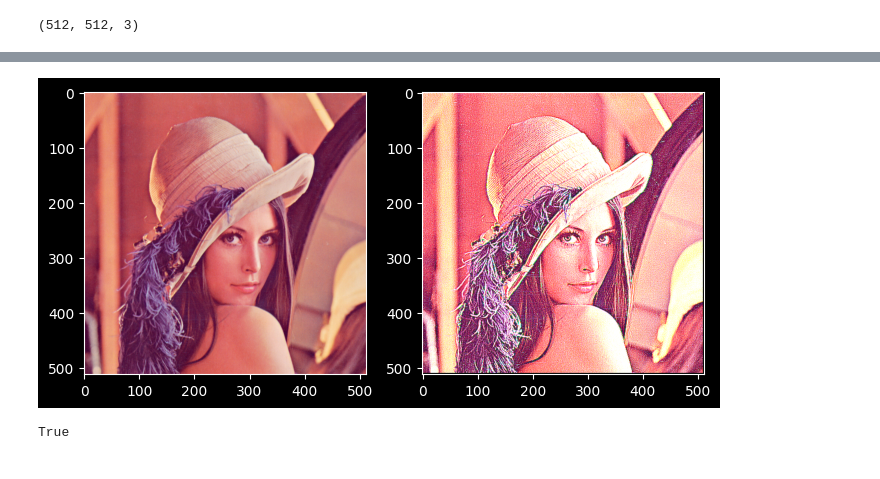
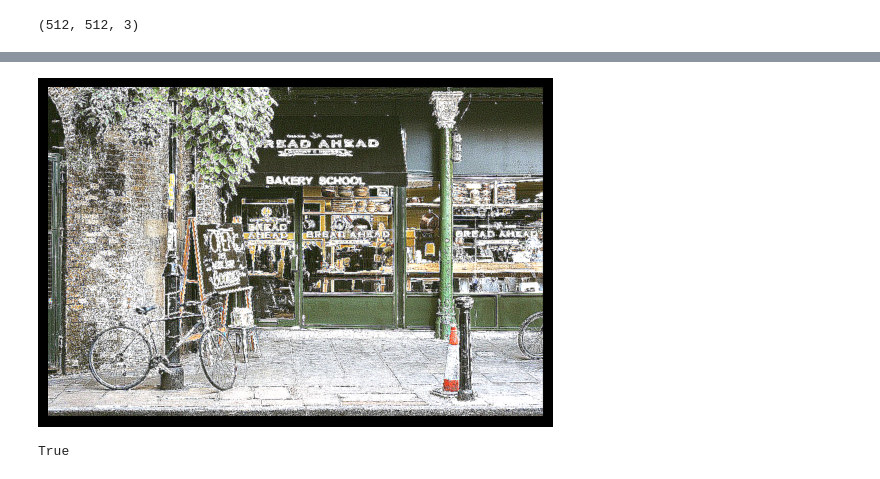
Before and after one commit to Javier-Mazariegos/laboratorio2, a Jupyter notebook: tareas.ipynb, the cells around one changed output, grey strips where cells are left out. Saved outputs shown, nothing was run; the diff lists cells and outputs as text; code cells hidden in the pictures.

```diff
--- a/tareas.ipynb
+++ b/tareas.ipynb
@@ -38,52 +94,36 @@ import cvlib
 # %%
-
-def sharpen_img(imagen):
-    kernel = np.array([[-1, -1, -1],
-                    [-1, 9.5, -1],
-                    [-1, -1, -1]])
-
+def sharpen_img(imagen, kernel):
     alto, ancho, _ = imagen.shape
     tam_kernel = kernel.shape[0]
 
     imagen_conv = np.zeros((alto, ancho, 3))
 
-    for y in range(ancho - tam_kernel + 1):
-        for x in range(alto - tam_kernel + 1):
+    for y in range(alto - tam_kernel + 1):
+        for x in range(ancho - tam_kernel + 1):
+            for c in range(3):
+                conv_value = abs((imagen[y:y + tam_kernel, x:x + tam_kernel, c] * kernel).sum())
 
-            canal1 = abs((imagen[y:y + tam_kernel, x:x + tam_kernel, 0] * kernel).sum())
-            if(canal1 <= 0):
-                imagen_conv[y, x, 0] = 0
-            elif(canal1 >= 255):
-                imagen_conv[y, x, 0] = 255
-            else:
-                imagen_conv[y, x, 0] = canal1
+                if conv_value <= 0:
+                    imagen_conv[y, x, c] = 0
+                elif conv_value >= 255:
+                    imagen_conv[y, x, c] = 255
+                else:
+                    imagen_conv[y, x, c] = conv_value
 
-            canal2 = abs((imagen[y:y + tam_kernel, x:x + tam_kernel, 1] * kernel).sum())
-            if( canal2 <= 0):
-                imagen_conv[y, x, 1] = 0
-            elif(canal2 >= 255):
-                imagen_conv[y, x, 1] = 255
-            else:
-                imagen_conv[y, x, 1] = canal2
+    return imagen_conv.astype(np.uint8)
 
-            canal3 = abs((imagen[y:y + tam_kernel, x:x + tam_kernel, 2] * kernel).sum())
-            if( canal3 <= 0):
-                imagen_conv[y, x, 2] = 0
-            elif(canal3 >= 255):
-                imagen_conv[y, x, 2] = 255
-            else:
-                imagen_conv[y, x, 2] = canal3
-
-    img_sc = imagen_conv.astype(np.uint8)
-
-    cvlib.imgcmp(imagen, img_sc)
-img = cv.imread('lenna.png', cv.IMREAD_COLOR)
+kernel = np.array([[-1, -1, -1],
+                [-1, 9.5, -1],
+                [-1, -1, -1]])
+# cvlib.imgcmp(imagen, img_sc)
+img = cv.imread('cafeteria.jpg', cv.IMREAD_COLOR)
 img = cv.cvtColor(img, cv.COLOR_BGR2RGB)
-a = sharpen_img(img)
+a = sharpen_img(img, kernel)
+cvlib.imgview(a)
 
 # plot.imgview(a)
 # %% [output]
-[figure, old version]
+[figure, new version]
 # %%
 import cv2
 import numpy as np
```
Also changed, not shown: parts of 5 cells of this notebook, 2 other files.
